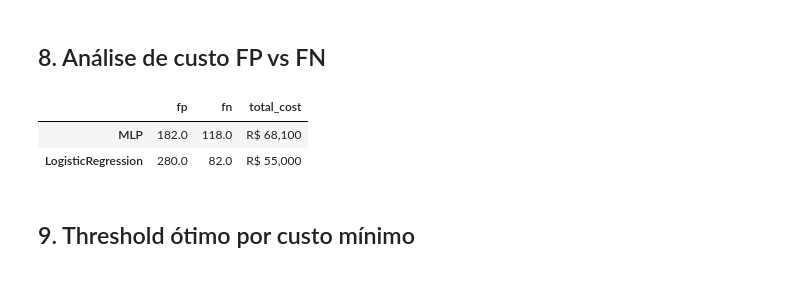
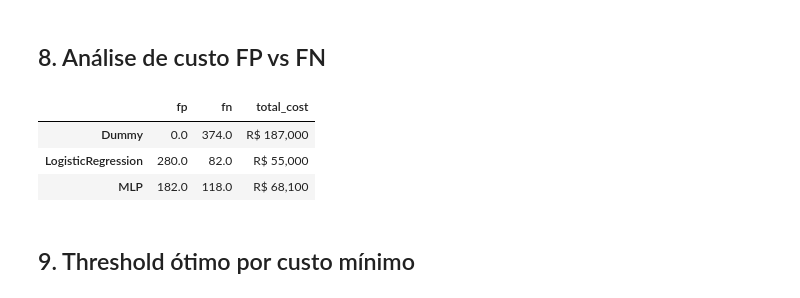
Before and after one commit to Fiap-TechChallenge118/tech-challenge-phase-01, a Jupyter notebook: notebooks/03_mlp_training.ipynb, the cells around one changed output. Saved outputs shown, nothing was run; the diff lists cells and outputs as text; code cells hidden in the pictures.

```diff
--- a/notebooks/03_mlp_training.ipynb
+++ b/notebooks/03_mlp_training.ipynb
@@ -190,6 +192,7 @@ with mlflow.start_run(run_name='mlp-baseline') as run:
     metrics = {
         'f1':        f1_score(y_test, preds),
         'roc_auc':   roc_auc_score(y_test, probs),
+        'pr_auc':    average_precision_score(y_test, probs),
         'precision': precision_score(y_test, preds),
         'recall':    recall_score(y_test, preds),
     }
@@ -265,26 +270,31 @@ plt.show()
 # %%
 # FP = campanha de retenção desnecessária (R$50)
 # FN = cliente perdido sem intervenção (R$500)
 COST_FP, COST_FN = 50.0, 500.0
 
 def business_cost(y_true, y_pred):
     fp = int(((y_pred == 1) & (y_true == 0)).sum())
     fn = int(((y_pred == 0) & (y_true == 1)).sum())
     return {'fp': fp, 'fn': fn, 'total_cost': fp * COST_FP + fn * COST_FN}
 
-lr_clf = LogisticRegression(max_iter=1000, class_weight='balanced', random_state=SEED)
+dummy_clf = DummyClassifier(strategy="most_frequent", random_state=SEED)
+dummy_clf.fit(X_train, y_train)
+
+lr_clf = LogisticRegression(max_iter=1000, class_weight="balanced", random_state=SEED)
 lr_clf.fit(X_train, y_train)
 
 cost_df = pd.DataFrame({
+    'Dummy':              business_cost(y_test, dummy_clf.predict(X_test)),
+    'LogisticRegression': business_cost(y_test, lr_clf.predict(X_test)),
     'MLP':                business_cost(y_test, preds),
-    'LogisticRegression': business_cost(y_test, lr_clf.predict(X_test)),
 }).T
 cost_df['total_cost'] = cost_df['total_cost'].map('R$ {:,.0f}'.format)
 cost_df
 # %% [output]
 |  | fp | fn | total_cost |
+| Dummy | 0.0 | 374.0 | R$ 187,000 |
+| LogisticRegression | 280.0 | 82.0 | R$ 55,000 |
 | MLP | 182.0 | 118.0 | R$ 68,100 |
-| LogisticRegression | 280.0 | 82.0 | R$ 55,000 |
 # %% [markdown]
 ## 9. Threshold ótimo por custo mínimo
 # %%
```
Also changed, not shown: parts of 4 cells of this notebook, 2 other files.
